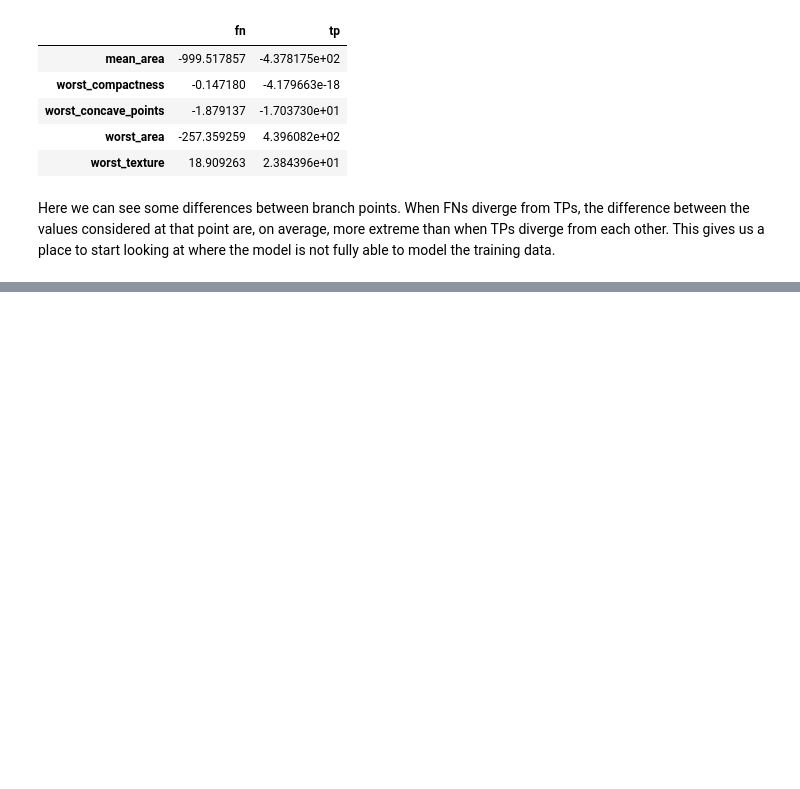
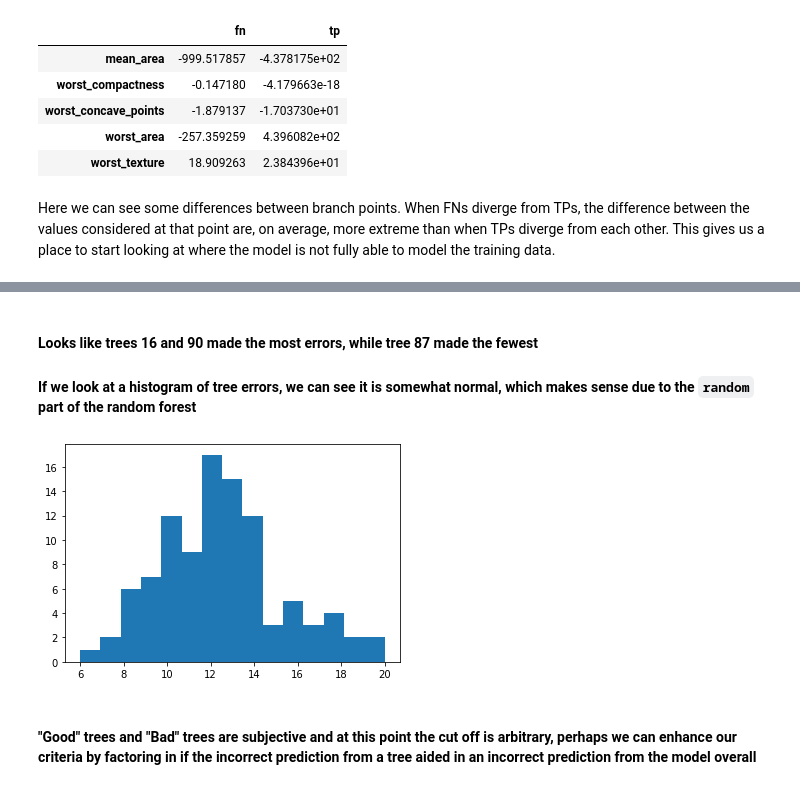
Before and after one commit to raom1/understanding-random-forest-classifiers, a Jupyter notebook: random_forest_classification_errors.ipynb, the cells around one changed output, grey strips where cells are left out. Saved outputs shown, nothing was run; the diff lists cells and outputs as text; code cells hidden in the pictures; blank space fills up the shorter version.

Commit message:
started investigation of single trees

```diff
--- a/random_forest_classification_errors.ipynb
+++ b/random_forest_classification_errors.ipynb
@@ -566,0 +631,8 @@ Here we can see some differences between branch points. When FNs diverge from TP
+# %%
+tree_preds_list = []
+for est in model.estimators_:
+    tree_preds_list.append(est.predict(np.array(test.iloc[:,:30], dtype=np.float32))) # taking only columns used to fit and converting to appropriate datatype
+# %%
+tree_preds_df = pd.DataFrame(tree_preds_list).T
+cols = ['tree_' + str(i) for i in range(len(model.estimators_))]
+tree_preds_df.columns = cols
@@ -566,0 +649,2 @@ Here we can see some differences between branch points. When FNs diverge from TP
+# %%
+test_trees = pd.concat([test_prob, tree_preds_df], axis = 1)
@@ -566,0 +661,6 @@ Here we can see some differences between branch points. When FNs diverge from TP
+# %%
+tree_pred_dict = {i:0 for i in range(100)}
+for ind, row in test_trees.iterrows():
+    for t in range(100):
+        if row['target'] != row['tree_'+str(t)]:
+            tree_pred_dict[t] += 1
@@ -566,0 +687,10 @@ Here we can see some differences between branch points. When FNs diverge from TP
+# %% [markdown]
+#### Looks like trees 16 and 90 made the most errors, while tree 87 made the fewest
+
+#### If we look at a histogram of tree errors, we can see it is somewhat normal, which makes sense due to the `random` part of the random forest
+# %%
+plt.hist(tree_pred_dict.values(), bins = 15);
+# %% [output]
+[figure, added]
+# %% [markdown]
+#### "Good" trees and "Bad" trees are subjective and at this point the cut off is arbitrary, perhaps we can enhance our criteria by factoring in if the incorrect prediction from a tree aided in an incorrect prediction from the model overall
```
Also changed, not shown: parts of 26 cells of this notebook.
